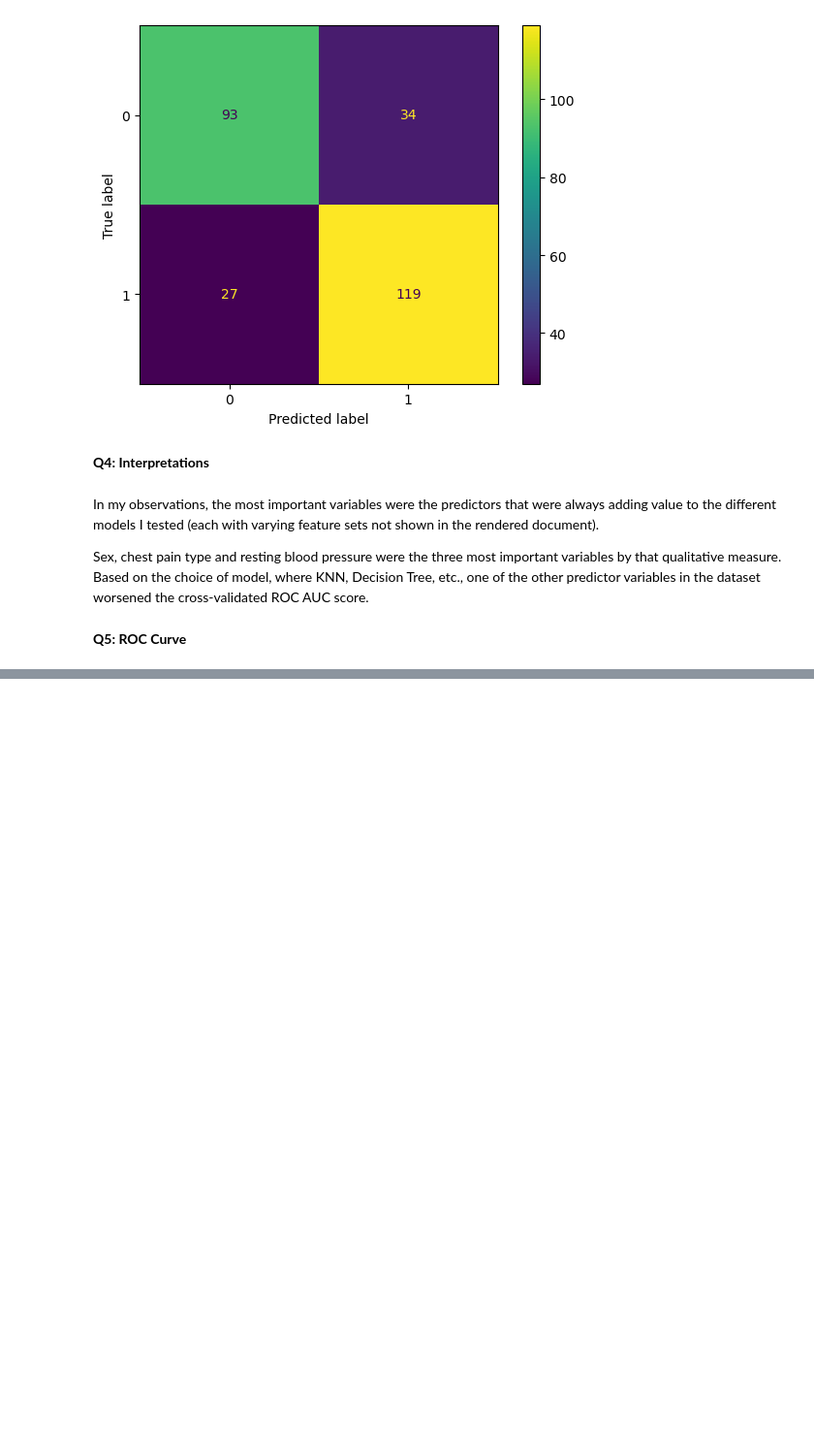
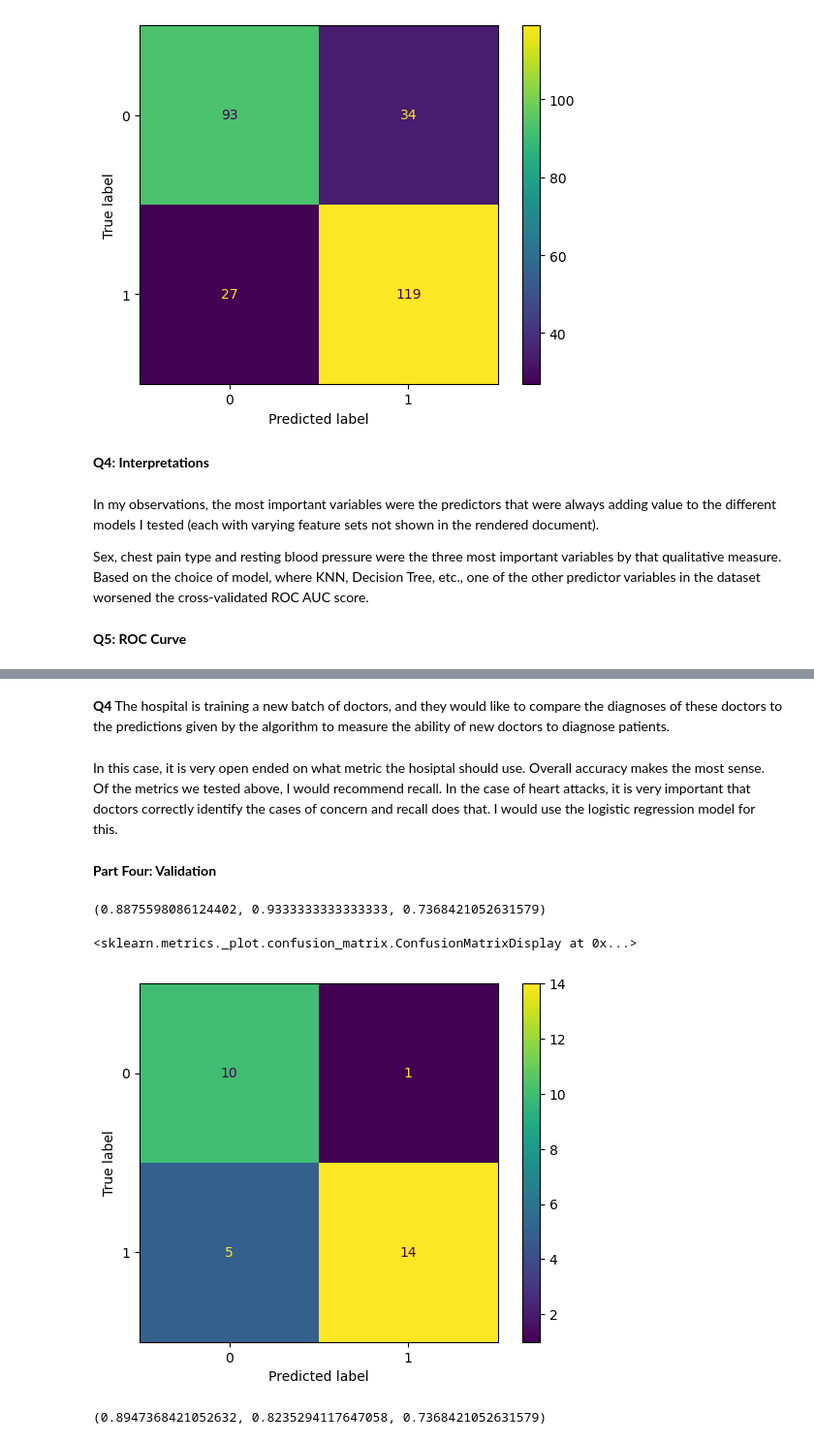
Before and after one commit to r-morag/Labs---GSB-544, a Jupyter notebook: lab_7.ipynb, the cells around one changed output, grey strips where cells are left out. Shown at 97% size. Cells and saved outputs as stored; diff of their text form; code cells hidden in the pictures; blank space fills up the shorter version.

```diff
--- a/lab_7.ipynb
+++ b/lab_7.ipynb
@@ -286,0 +382,69 @@ Sex, chest pain type and resting blood pressure were the three most important va
+# %% [markdown]
+**Q4**
+The hospital is training a new batch of doctors, and they would like to compare the diagnoses of these doctors to the predictions given by the algorithm to measure the ability of new doctors to diagnose patients.
+# %% [markdown]
+In this case, it is very open ended on what metric the hosiptal should use. Overall accuracy makes the most sense. Of the metrics we tested above, I would recommend recall. In the case of heart attacks, it is very important that doctors correctly identify the cases of concern and recall does that. I would use the logistic regression model for this.
+# %% [markdown]
+**Part Four: Validation**
+# %%
+ha_validation = pd.read_csv("https://www.dropbox.com/s/jkwqdiyx6o6oad0/heart_attack_validation.csv?dl=1")
+# %%
+from sklearn.metrics import roc_auc_score, precision_score, recall_score
+
+# For KNN
+
+X = df_heart.drop(["output", "restecg", "chol"], axis=1)
+y= df_heart["output"]
+
+knn_pipeline = Pipeline(
+  [("selection", ct),
+  ("kNN", KNeighborsClassifier(n_neighbors=15))]
+).set_output(transform="pandas")
+
+knn_fit = knn_pipeline.fit(X, y)
+
+
+X_test = ha_validation.drop(["output", "restecg", "chol"], axis=1)
+y_test = ha_validation["output"]
+
+knn_pred = knn_fit.predict(X_test)
+
+roc_auc = roc_auc_score(y_test, knn_fit.predict_proba(X_test)[:, 1])
+precision = precision_score(y_test, knn_pred)
+recall = recall_score(y_test, knn_pred)
+
+roc_auc, precision, recall
+# %% [output]
+(0.8875598086124402, 0.9333333333333333, 0.7368421052631579)
+# %%
+cm = confusion_matrix(y_test, knn_pred)
+ConfusionMatrixDisplay(confusion_matrix=cm, display_labels=np.unique(y)).plot()
+# %% [output]
+<sklearn.metrics._plot.confusion_matrix.ConfusionMatrixDisplay at 0x...>
+[figure, added]
+# %%
+# For Logistic
+
+X = df_heart.drop(["output", "restecg", "age"], axis=1)
+y= df_heart["output"]
+
+log_pipeline = Pipeline(
+  [("selection", ct),
+  ("logistic_regression", LogisticRegression(C=10))]
+).set_output(transform="pandas")
+
+log_fit = log_pipeline.fit(X, y)
+
+
+X_test = ha_validation.drop(["output", "restecg", "age"], axis=1)
+y_test = ha_validation["output"]
+
+log_pred = log_fit.predict(X_test)
+
+roc_auc = roc_auc_score(y_test, log_fit.predict_proba(X_test)[:, 1])
+precision = precision_score(y_test, log_pred)
+recall = recall_score(y_test, log_pred)
+
+roc_auc, precision, recall
+# %% [output]
+(0.8947368421052632, 0.8235294117647058, 0.7368421052631579)
```
Also changed, not shown: parts of 32 cells of this notebook, 2 other files.
